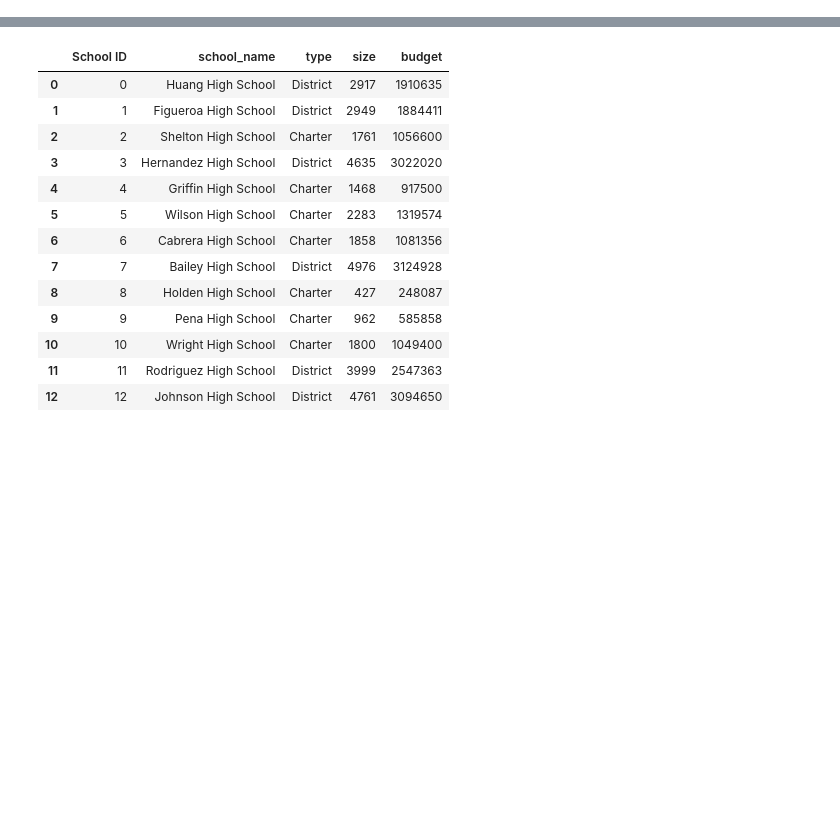
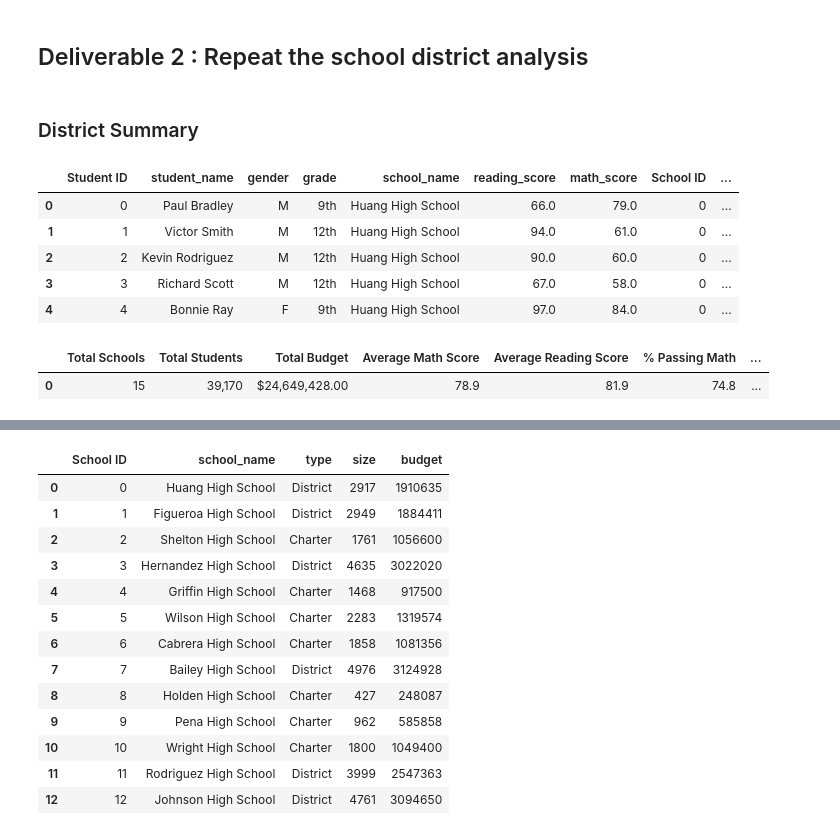
Before and after one commit to sed-jackob/School_District_Analysis, a Jupyter notebook: PyCitySchools_Challenge.ipynb, the cells around one changed output, grey strips where cells are left out. Drawn from its saved outputs; the diff is of its cells as text; code cells hidden in the pictures; blank space fills up the shorter version.

```diff
--- a/PyCitySchools.ipynb
+++ b/PyCitySchools_Challenge.ipynb
@@ -0,0 +68,15 @@
+# %% [markdown]
+## Deliverable 2 : Repeat the school district analysis
+# %% [markdown]
+### District Summary
+# %%
+# Combine the data into a single dataset
+school_data_complete_df = pd.merge(student_data_df, school_data_df, how="left", on=["school_name", "school_name"])
+school_data_complete_df.head()
+# %% [output]
+|  | Student ID | student_name | gender | grade | school_name | reading_score | math_score | School ID | ... |
+| 0 | 0 | Paul Bradley | M | 9th | Huang High School | 66.0 | 79.0 | 0 | ... |
+| 1 | 1 | Victor Smith | M | 12th | Huang High School | 94.0 | 61.0 | 0 | ... |
+| 2 | 2 | Kevin Rodriguez | M | 12th | Huang High School | 90.0 | 60.0 | 0 | ... |
+| 3 | 3 | Richard Scott | M | 12th | Huang High School | 67.0 | 58.0 | 0 | ... |
+| 4 | 4 | Bonnie Ray | F | 9th | Huang High School | 97.0 | 84.0 | 0 | ... |
@@ -0,0 +127,30 @@
+# %%
+# Create a DataFrame
+district_summary_df = pd.DataFrame(
+          [{"Total Schools": school_count,
+          "Total Students": student_count,
+          "Total Budget": total_budget,
+          "Average Math Score": average_math_score,
+          "Average Reading Score": average_reading_score,
+          "% Passing Math": passing_math_percentage,
+         "% Passing Reading": passing_reading_percentage,
+        "% Overall Passing": overall_passing_percentage}])
+
+
+
+# Format the "Total Students" to have the comma for a thousands separator.
+district_summary_df["Total Students"] = district_summary_df["Total Students"].map("{:,}".format)
+# Format the "Total Budget" to have the comma for a thousands separator, a decimal separator and a "$".
+district_summary_df["Total Budget"] = district_summary_df["Total Budget"].map("${:,.2f}".format)
+# Format the columns.
+district_summary_df["Average Math Score"] = district_summary_df["Average Math Score"].map("{:.1f}".format)
+district_summary_df["Average Reading Score"] = district_summary_df["Average Reading Score"].map("{:.1f}".format)
+district_summary_df["% Passing Math"] = district_summary_df["% Passing Math"].map("{:.1f}".format)
+district_summary_df["% Passing Reading"] = district_summary_df["% Passing Reading"].map("{:.1f}".format)
+district_summary_df["% Overall Passing"] = district_summary_df["% Overall Passing"].map("{:.1f}".format)
+
+# Display the data frame
+district_summary_df
+# %% [output]
+|  | Total Schools | Total Students | Total Budget | Average Math Score | Average Reading Score | % Passing Math | ... |
+| 0 | 15 | 39,170 | $24,649,428.00 | 78.9 | 81.9 | 74.8 | ... |
```
Also changed, not shown: parts of 52 cells of this notebook, 1 other file.
